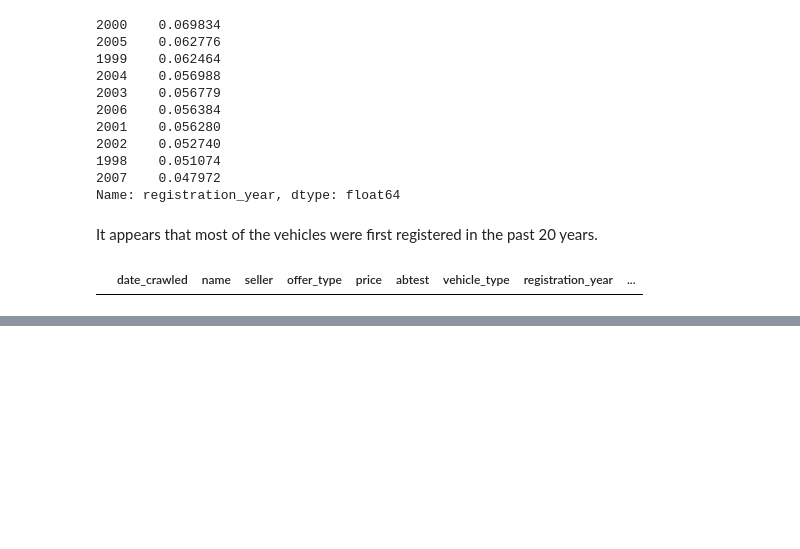
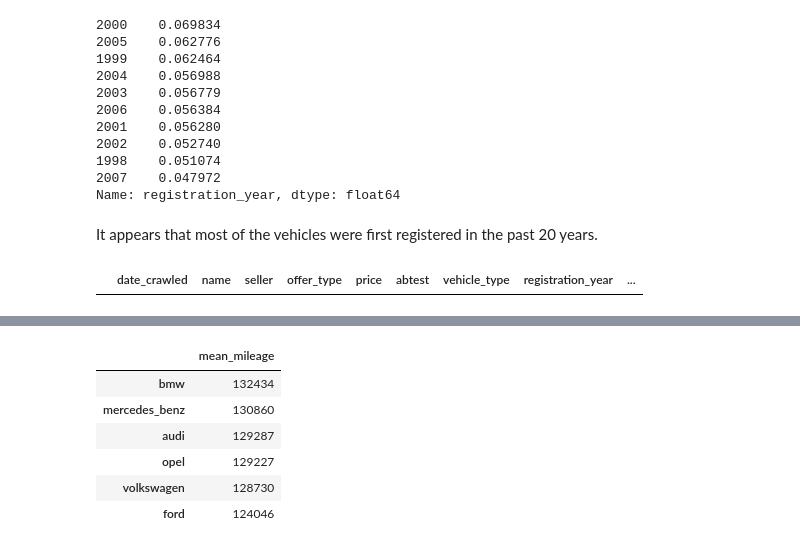
Before and after one commit to Clemo97/Ebay-Car-Sales-Data-Analysis, a Jupyter notebook: Ebay Car Sales Data Analysis.ipynb, the cells around one changed output, grey strips where cells are left out. Drawn from its saved outputs; the diff is of its cells as text; code cells hidden in the pictures; blank space fills up the shorter version.

```diff
--- a/Ebay Car Sales Data Analysis.ipynb
+++ b/Ebay Car Sales Data Analysis.ipynb
@@ -350,0 +421,11 @@ autos.loc[autos["registration_year"] < 1900]
+# %%
+brand_info = pd.DataFrame(mean_mileage,columns=['mean_mileage'])
+brand_info
+# %% [output]
+|  | mean_mileage |
+| bmw | 132434 |
+| mercedes_benz | 130860 |
+| audi | 129287 |
+| opel | 129227 |
+| volkswagen | 128730 |
+| ford | 124046 |
```
Also changed, not shown: parts of 14 cells of this notebook.
